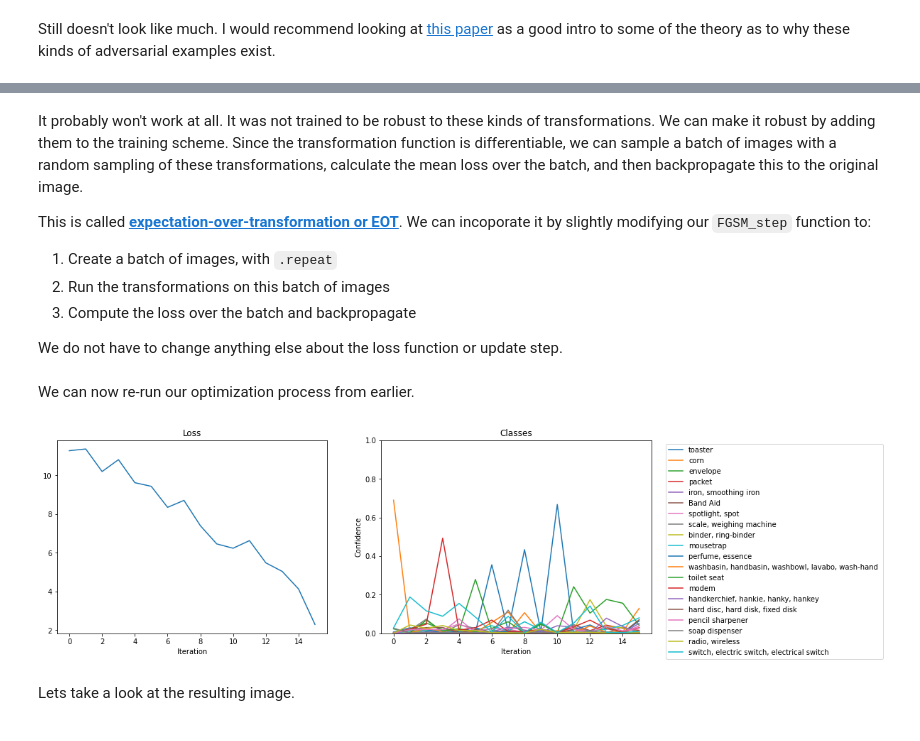
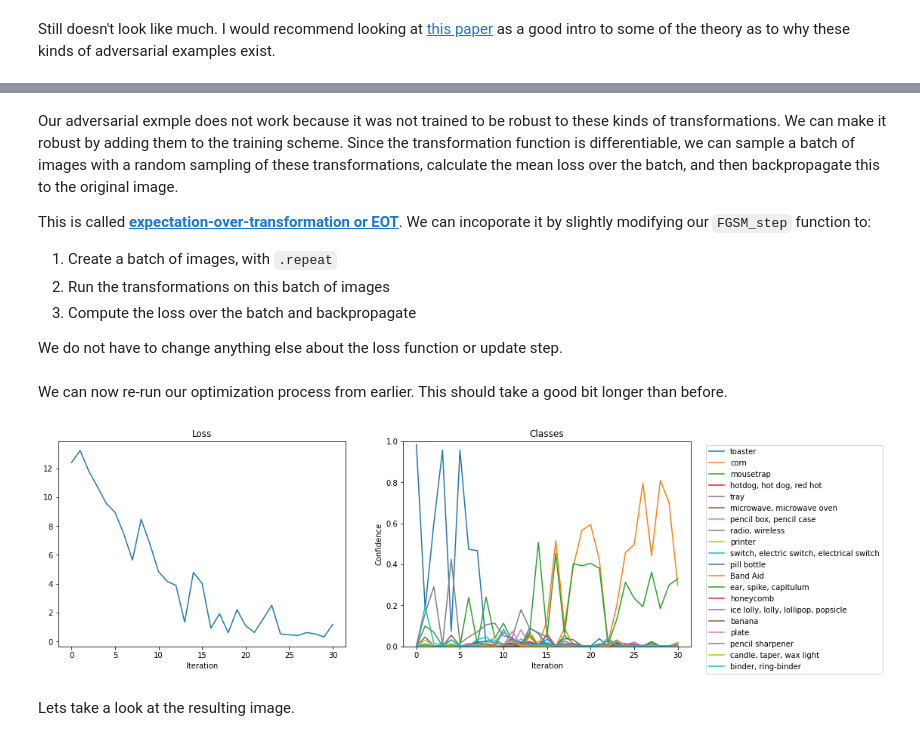
Before and after one commit to deokdecef44cnsnddos9ndam/ml-security, a Jupyter notebook: AdversarialIntro.ipynb, the cells around one changed output, grey strips where cells are left out. Cells and saved outputs as stored; diff of their text form; code cells hidden in the pictures.

```diff
--- a/AdversarialIntro.ipynb
+++ b/AdversarialIntro.ipynb
@@ -409,11 +426,11 @@ from torch.nn import ZeroPad2d
 
 transform = nn.Sequential(
     ZeroPad2d(150),
-    ColorJitter(0.15), # Random Lighting
     RandomAffine(
-        degrees=(-90, 90),
+        degrees=(-20, 20),
         translate=(0.25, 0.25),
         scale=(1.1, 1.5)
     ),
+    ColorJitter(0.15), # Random Lighting
 )
 # %% [markdown]
@@ -438,5 +446,5 @@ evaluate(model, transform, adv_img, 'corn', threshold=0.5)
 # %% [markdown]
-It probably won't work at all. It was not trained to be robust to these kinds of transformations. We can make it robust by adding them to the training scheme. Since the transformation function is differentiable, we can sample a batch of images with a random sampling of these transformations, calculate the mean loss over the batch, and then backpropagate this to the original image.
+Our adversarial exmple does not work because it was not trained to be robust to these kinds of transformations. We can make it robust by adding them to the training scheme. Since the transformation function is differentiable, we can sample a batch of images with a random sampling of these transformations, calculate the mean loss over the batch, and then backpropagate this to the original image.
 
 This is called [**expectation-over-transformation or EOT**](https://poloclub.github.io/polochau/papers/18-pkdd-shapeshifter.pdf). We can incoporate it by slightly modifying our `FGSM_step` function to:
 1. Create a batch of images, with `.repeat`
@@ -456,22 +464,22 @@ def FGSM_EOT(model, image, transform, batch_size, desired_class):
     new_image = safe_image_step(image)
     return new_image, loss.item(), logits
 # %% [markdown]
-We can now re-run our optimization process from earlier.
+We can now re-run our optimization process from earlier. This should take a good bit longer than before.
 # %%
-batch_size = 8
+batch_size = 4
 
 adv_img, loss, logits = FGSM_EOT(model, toaster_img, transform, batch_size, 'corn')
 logits_history, loss_history = [logits], [loss]
 
 for _ in range(30):
     adv_img, loss, logits = FGSM_EOT(model, adv_img, transform, batch_size, 'corn')
     logits_history.append(logits)
     loss_history.append(loss)
     plot_progress(loss_history, logits_history, 'toaster', 'corn')
 
 display.clear_output(wait=True)
 # %% [output]
-[figure, old version]
+[figure, new version]
 # %% [markdown]
 Lets take a look at the resulting image.
 # %%
```
Also changed, not shown: parts of 33 cells of this notebook.
